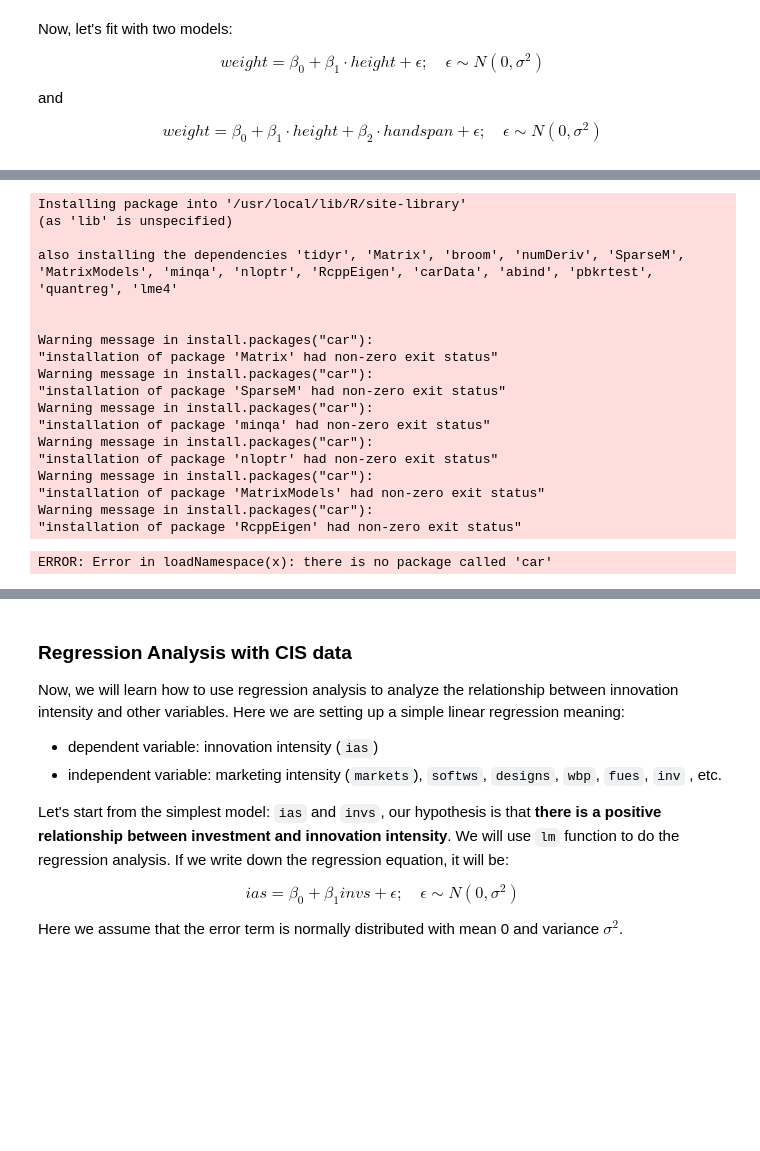
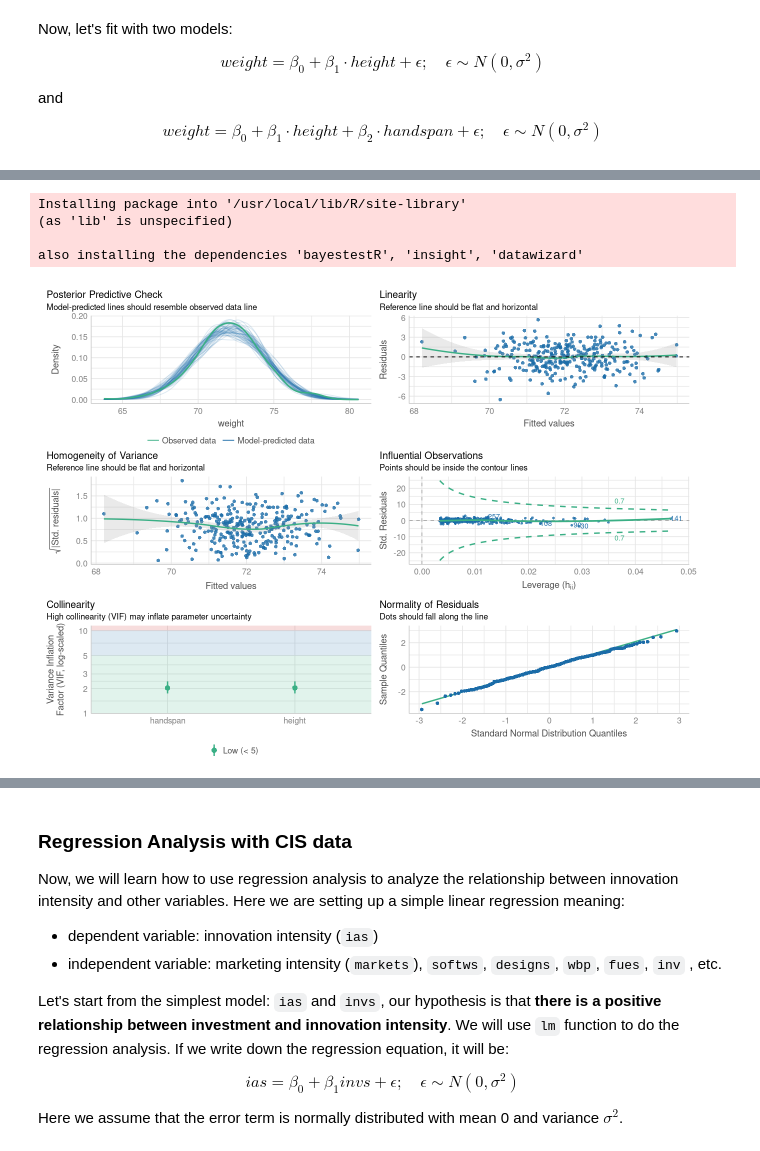
Before and after one commit to oceanumeric/data-science-go-small, a Jupyter notebook: all-in-one-for-the-exam/all-in-one.ipynb, the cells around one changed output, grey strips where cells are left out. Cells and saved outputs as stored; diff of their text form; code cells hidden in the pictures; blank space fills up the shorter version.

```diff
--- a/all-in-one-for-the-exam/all-in-one.ipynb
+++ b/all-in-one-for-the-exam/all-in-one.ipynb
@@ -2059,27 +2059,9 @@ Note:                                                            *p<0.1; **p<0.0
-# %%
-install.packages("caret")
-# %% [output]
-Installing package into '/usr/local/lib/R/site-library'
-(as 'lib' is unspecified)
-
-also installing the dependencies 'tidyr', 'Matrix', 'broom', 'numDeriv', 'SparseM', 'MatrixModels', 'minqa', 'nloptr', 'RcppEigen', 'carData', 'abind', 'pbkrtest', 'quantreg', 'lme4'
-
-
-Warning message in install.packages("car"):
-"installation of package 'Matrix' had non-zero exit status"
-Warning message in install.packages("car"):
-"installation of package 'SparseM' had non-zero exit status"
-Warning message in install.packages("car"):
-"installation of package 'minqa' had non-zero exit status"
-Warning message in install.packages("car"):
-"installation of package 'nloptr' had non-zero exit status"
-Warning message in install.packages("car"):
-"installation of package 'MatrixModels' had non-zero exit status"
-Warning message in install.packages("car"):
-"installation of package 'RcppEigen' had non-zero exit status"
-# %%
-library(car)
-# test for multicollinearity
-vif(hhw_reg2)
-# %% [output]
-ERROR: Error in loadNamespace(x): there is no package called 'car'
+# %%
+install.packages("performance")
+install.packages("see")
+install.packages("patchwork")
+# %% [output]
+Installing package into '/usr/local/lib/R/site-library'
+(as 'lib' is unspecified)
+
+also installing the dependencies 'bayestestR', 'insight', 'datawizard'
@@ -2085,0 +2070,6 @@ ERROR: Error in loadNamespace(x): there is no package called 'car'
+# %%
+# test for multicollinearity
+options(repr.plot.width = 11, repr.plot.height = 8)
+check_model(hhw_reg2)
+# %% [output]
+[figure, added]
```
Also changed, not shown: parts of 10 cells of this notebook.
